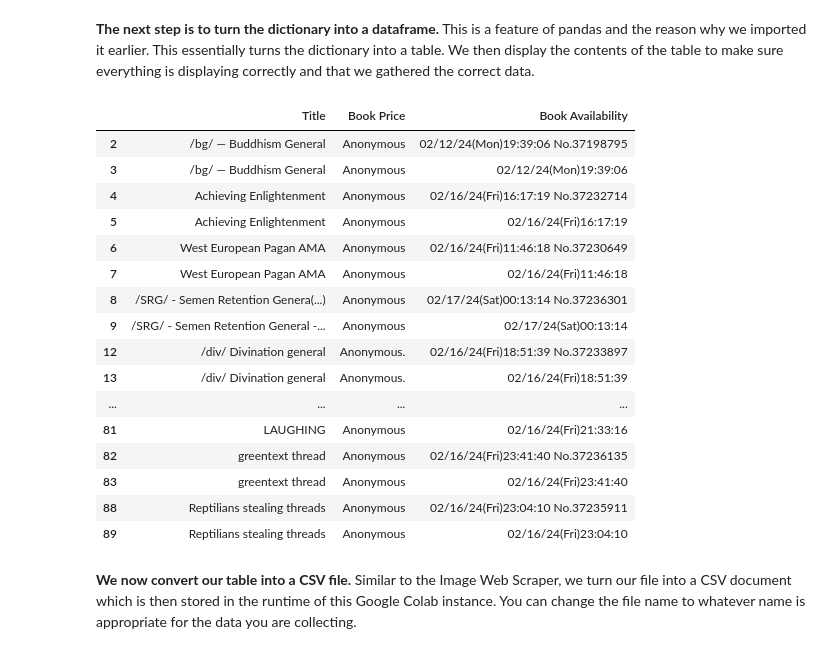
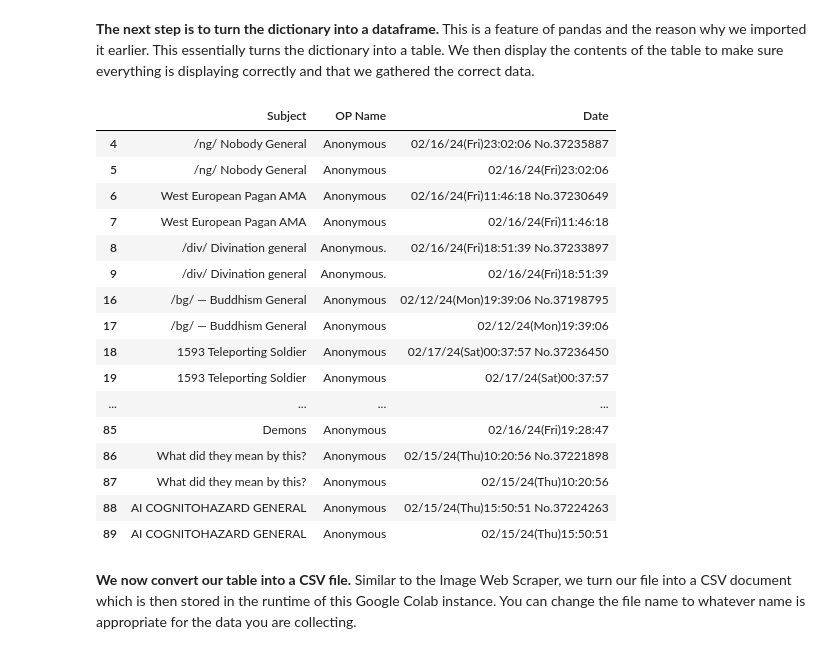
Before and after one commit to ColstonBod-oy/forums-web-crawler, a Jupyter notebook: Sample_Web_Crawler_using_Beautiful_Soup.ipynb, the cells around one changed output. Saved outputs shown, nothing was run; the diff lists cells and outputs as text; code cells hidden in the pictures.

```diff
--- a/Sample_Web_Crawler_using_Beautiful_Soup.ipynb
+++ b/Sample_Web_Crawler_using_Beautiful_Soup.ipynb
@@ -34,18 +34,18 @@ These will be used as the basis of the logic of our application and what data we
 
 We will also create a fourth list, which will contain the webpages. **This will allow us to loop through each page and gather the posts listed there.**
 # %%
-titles = []
-prices = []
-availability = []
-webpages = []
+fchan_subjects = []
+fchan_names = []
+fchan_dates = []
+fchan_webpages = []
 
 # We use the range() function of Python to generate a loop based on a given set of integers.
 # In our case, we will be scraping our data from 3 pages, so the range is from 1-3, where the loop stops at 4.
-webpages.append("https://boards.4chan.org/x/")
+fchan_webpages.append("https://boards.4chan.org/x/")
 
 for i in range(2, 4):
   # Here, we append the page number to the URL to make it easier for us to go through each webpage that we are scraping.
-  webpages.append("https://boards.4chan.org/x/%d" % (i))
+  fchan_webpages.append("https://boards.4chan.org/x/%d" % (i))
 # %% [markdown]
 **This is the most important step in our web scraping process.** The bulk of our code is located here, which showcases the logic of the applcation as well as the target information that we need. What the code first does is extract the page details and then parse the HTML content.
 
@@ -58,7 +58,7 @@ for i in range(2, 4):
 We then have our three sets of information listed as variables. We assign the key HTML classes or tags which will make it easier for us to pinpoint the content we are looking for. This will allow us to extract only the information needed from the website.
 # %%
 # The following loop goes through each of the pages of the target category on our chosen website.
-for pages in webpages:
+for pages in fchan_webpages:
   webpage = requests.get(pages)
   soup = BeautifulSoup(webpage.content, "html.parser")
 
@@ -69,15 +69,15 @@ for pages in webpages:
   # For th book title, we will be extracting the information listed under the "title" attribute.
   # Once we have extracted the title itself, we add it to our list.
   for post in post_container:
-    temp_subject = post.findAll("span", {"class": "subject"})
-    temp_name = post.findAll("span", {"class": "name"})
-    temp_date = post.findAll("span", {"class": "dateTime"})
-    for subject in temp_subject:
-      titles.append(subject.get_text())
-    for name in temp_name:
-      prices.append(name.get_text())
-    for date in temp_date:
-      availability.append(date.get_text())
+    fchan_subject = post.findAll("span", {"class": "subject"})
+    fchan_name = post.findAll("span", {"class": "name"})
+    fchan_date = post.findAll("span", {"class": "dateTime"})
+    for subject in fchan_subject:
+      fchan_subjects.append(subject.get_text())
+    for name in fchan_name:
+      fchan_names.append(name.get_text())
+    for date in fchan_date:
+      fchan_dates.append(date.get_text())
 
 
   # For the book price, we will use a different syntax for extracting our data.
@@ -97,28 +95,30 @@ data = {"Title": titles, "Book Price": prices, "Book Availability": availability
+# %%
+data = {"Subject": fchan_subjects, "OP Name": fchan_names, "Date": fchan_dates}
 # %% [markdown]
 **The next step is to turn the dictionary into a dataframe.** This is a feature of pandas and the reason why we imported it earlier. This essentially turns the dictionary into a table. We then display the contents of the table to make sure everything is displaying correctly and that we gathered the correct data.
 # %%
 df = pd.DataFrame.from_dict(data)
 df.replace('', np.nan, inplace=True)
-df.dropna(subset=['Title'], inplace=True)
+df.dropna(subset=['Subject'], inplace=True)
 display(df)
 # %% [output]
-|  | Title | Book Price | Book Availability |
-| 2 | /bg/ — Buddhism General | Anonymous | 02/12/24(Mon)19:39:06 No.37198795 |
-| 3 | /bg/ — Buddhism General | Anonymous | 02/12/24(Mon)19:39:06 |
-| 4 | Achieving Enlightenment | Anonymous | 02/16/24(Fri)16:17:19 No.37232714 |
-| 5 | Achieving Enlightenment | Anonymous | 02/16/24(Fri)16:17:19 |
+|  | Subject | OP Name | Date |
+| 4 | /ng/ Nobody General | Anonymous | 02/16/24(Fri)23:02:06 No.37235887 |
+| 5 | /ng/ Nobody General | Anonymous | 02/16/24(Fri)23:02:06 |
 | 6 | West European Pagan AMA | Anonymous | 02/16/24(Fri)11:46:18 No.37230649 |
 | 7 | West European Pagan AMA | Anonymous | 02/16/24(Fri)11:46:18 |
-| 8 | /SRG/ - Semen Retention Genera(...) | Anonymous | 02/17/24(Sat)00:13:14 No.37236301 |
-| 9 | /SRG/ - Semen Retention General -... | Anonymous | 02/17/24(Sat)00:13:14 |
-| 12 | /div/ Divination general | Anonymous. | 02/16/24(Fri)18:51:39 No.37233897 |
-| 13 | /div/ Divination general | Anonymous. | 02/16/24(Fri)18:51:39 |
+| 8 | /div/ Divination general | Anonymous. | 02/16/24(Fri)18:51:39 No.37233897 |
+| 9 | /div/ Divination general | Anonymous. | 02/16/24(Fri)18:51:39 |
+| 16 | /bg/ — Buddhism General | Anonymous | 02/12/24(Mon)19:39:06 No.37198795 |
+| 17 | /bg/ — Buddhism General | Anonymous | 02/12/24(Mon)19:39:06 |
+| 18 | 1593 Teleporting Soldier | Anonymous | 02/17/24(Sat)00:37:57 No.37236450 |
+| 19 | 1593 Teleporting Soldier | Anonymous | 02/17/24(Sat)00:37:57 |
 | ... | ... | ... | ... |
-| 81 | LAUGHING | Anonymous | 02/16/24(Fri)21:33:16 |
-| 82 | greentext thread | Anonymous | 02/16/24(Fri)23:41:40 No.37236135 |
-| 83 | greentext thread | Anonymous | 02/16/24(Fri)23:41:40 |
-| 88 | Reptilians stealing threads | Anonymous | 02/16/24(Fri)23:04:10 No.37235911 |
-| 89 | Reptilians stealing threads | Anonymous | 02/16/24(Fri)23:04:10 |
+| 85 | Demons | Anonymous | 02/16/24(Fri)19:28:47 |
+| 86 | What did they mean by this? | Anonymous | 02/15/24(Thu)10:20:56 No.37221898 |
+| 87 | What did they mean by this? | Anonymous | 02/15/24(Thu)10:20:56 |
+| 88 | AI COGNITOHAZARD GENERAL | Anonymous | 02/15/24(Thu)15:50:51 No.37224263 |
+| 89 | AI COGNITOHAZARD GENERAL | Anonymous | 02/15/24(Thu)15:50:51 |
 # %% [markdown]
 **We now convert our table into a CSV file.** Similar to the Image Web Scraper, we turn our file into a CSV document which is then stored in the runtime of this Google Colab instance. You can change the file name to whatever name is appropriate for the data you are collecting.
 # %%
```
Also changed, not shown: parts of 1 cell of this notebook.
